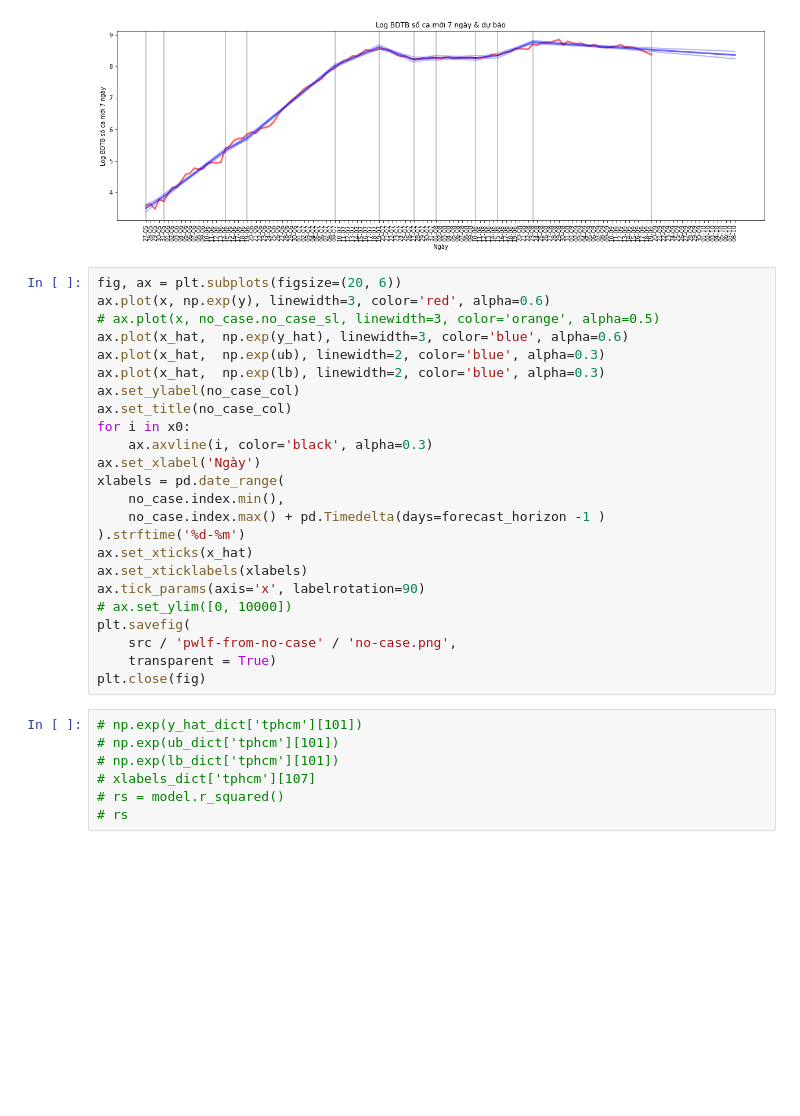
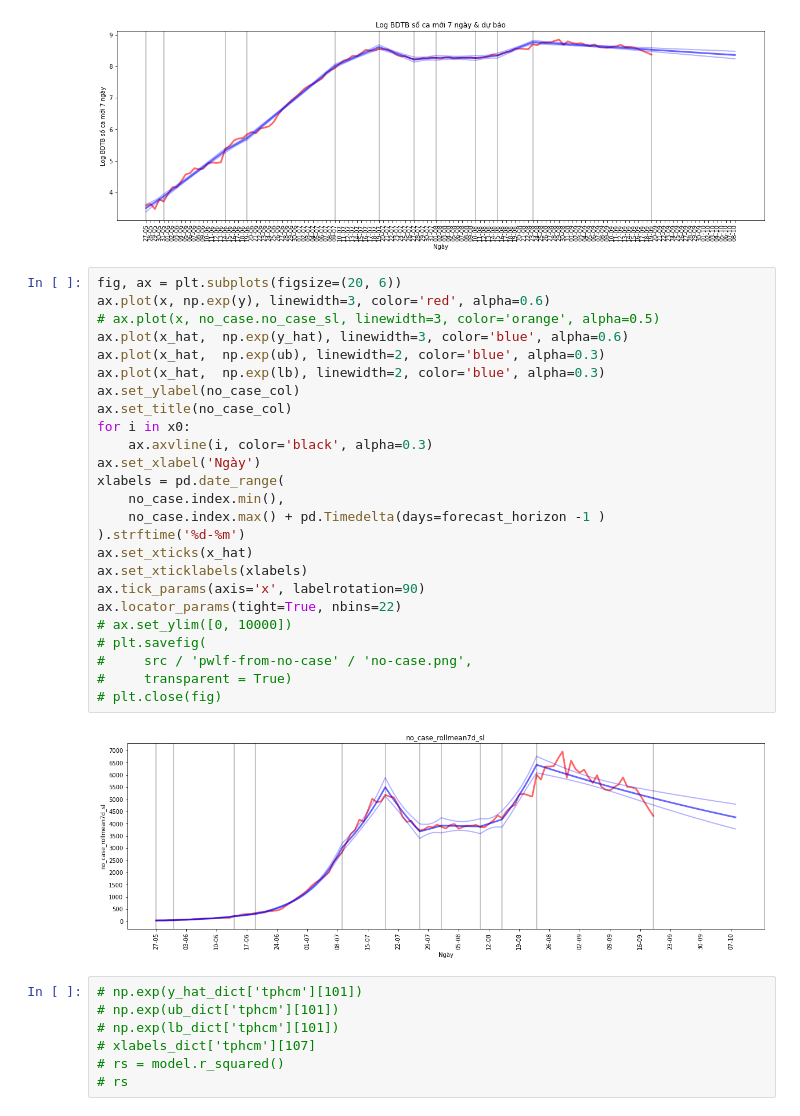
Before and after one commit to pham-k/covid-data-analysis, a Jupyter notebook: notebook/exploratory/pwlf_from_no_case_data.ipynb, the cells around one changed output. Drawn from its saved outputs; the diff is of its cells as text; blank space fills up the shorter version.

```diff
--- a/notebook/exploratory/pwlf_from_no_case_data.ipynb
+++ b/notebook/exploratory/pwlf_from_no_case_data.ipynb
@@ -169,27 +169,30 @@ ax.tick_params(axis='x', labelrotation=90)
 # %%
 fig, ax = plt.subplots(figsize=(20, 6))
 ax.plot(x, np.exp(y), linewidth=3, color='red', alpha=0.6)
 # ax.plot(x, no_case.no_case_sl, linewidth=3, color='orange', alpha=0.5)
 ax.plot(x_hat,  np.exp(y_hat), linewidth=3, color='blue', alpha=0.6)
 ax.plot(x_hat,  np.exp(ub), linewidth=2, color='blue', alpha=0.3)
 ax.plot(x_hat,  np.exp(lb), linewidth=2, color='blue', alpha=0.3)
 ax.set_ylabel(no_case_col)
 ax.set_title(no_case_col)
 for i in x0:
     ax.axvline(i, color='black', alpha=0.3)
 ax.set_xlabel('Ngày')
 xlabels = pd.date_range(
     no_case.index.min(),
     no_case.index.max() + pd.Timedelta(days=forecast_horizon -1 )
 ).strftime('%d-%m')
 ax.set_xticks(x_hat)
 ax.set_xticklabels(xlabels)
 ax.tick_params(axis='x', labelrotation=90)
+ax.locator_params(tight=True, nbins=22)
 # ax.set_ylim([0, 10000])
-plt.savefig(
-    src / 'pwlf-from-no-case' / 'no-case.png',
-    transparent = True)
-plt.close(fig)
+# plt.savefig(
+#     src / 'pwlf-from-no-case' / 'no-case.png',
+#     transparent = True)
+# plt.close(fig)
+# %% [output]
+[figure, added]
 # %%
 # np.exp(y_hat_dict['tphcm'][101])
 # np.exp(ub_dict['tphcm'][101])
```
Also changed, not shown: 22 other files.
